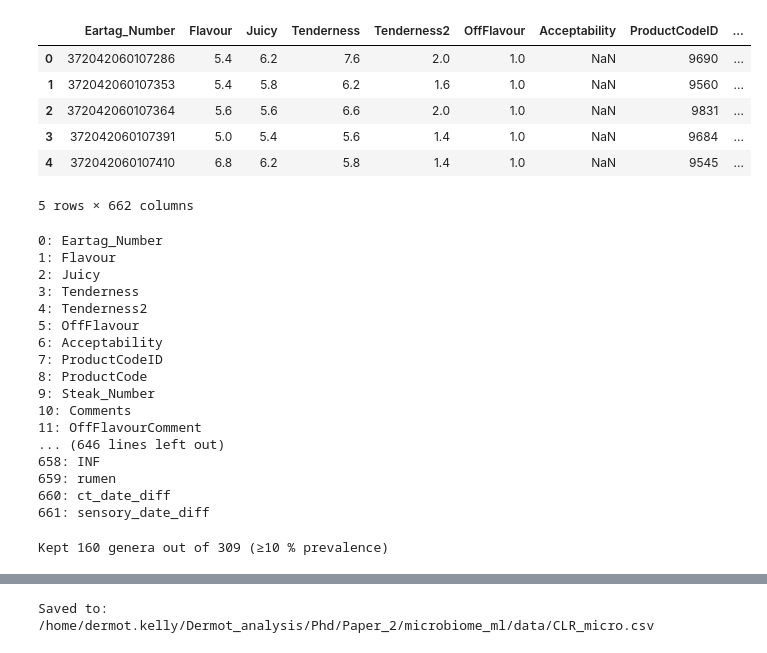
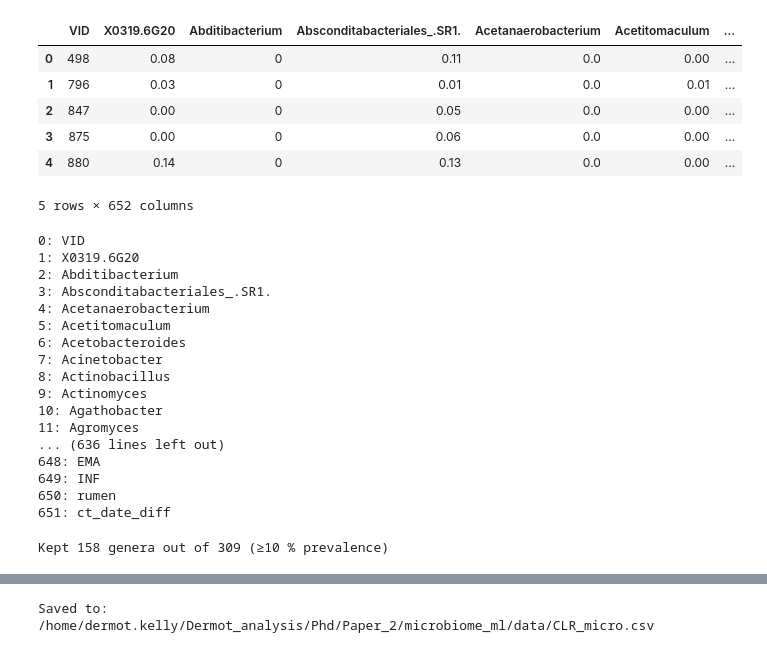
Before and after one commit to dermok1010/microbiome_ML, a Jupyter notebook: scripts/CLR_prev.ipynb, the cells around one changed output, grey strips where cells are left out. Saved outputs shown, nothing was run; the diff lists cells and outputs as text; code cells hidden in the pictures.

```diff
--- a/scripts/CLR_prev.ipynb
+++ b/scripts/CLR_prev.ipynb
@@ -4,48 +4,48 @@ import numpy as np
 # %%
 #### Load in the dataset
 
-micro_growing = pd.read_csv("/home/dermot.kelly/Dermot_analysis/Phd/Paper_2/microbiome_ml/data/ct_sensory_micro.csv", sep=",", header=0)
+micro_growing = pd.read_csv("/home/dermot.kelly/Dermot_analysis/Phd/Paper_2/microbiome_ml/data/ct_full_growings_microbiome.csv", sep=",", header=0)
 
 micro_growing.head()
 # %% [output]
-|  | Eartag_Number | Flavour | Juicy | Tenderness | Tenderness2 | OffFlavour | Acceptability | ProductCodeID | ... |
-| 0 | 372042060107286 | 5.4 | 6.2 | 7.6 | 2.0 | 1.0 | NaN | 9690 | ... |
-| 1 | 372042060107353 | 5.4 | 5.8 | 6.2 | 1.6 | 1.0 | NaN | 9560 | ... |
-| 2 | 372042060107364 | 5.6 | 5.6 | 6.6 | 2.0 | 1.0 | NaN | 9831 | ... |
-| 3 | 372042060107391 | 5.0 | 5.4 | 5.6 | 1.4 | 1.0 | NaN | 9684 | ... |
-| 4 | 372042060107410 | 6.8 | 6.2 | 5.8 | 1.4 | 1.0 | NaN | 9545 | ... |
+|  | VID | X0319.6G20 | Abditibacterium | Absconditabacteriales_.SR1. | Acetanaerobacterium | Acetitomaculum | ... |
+| 0 | 498 | 0.08 | 0 | 0.11 | 0.0 | 0.00 | ... |
+| 1 | 796 | 0.03 | 0 | 0.01 | 0.0 | 0.01 | ... |
+| 2 | 847 | 0.00 | 0 | 0.05 | 0.0 | 0.00 | ... |
+| 3 | 875 | 0.00 | 0 | 0.06 | 0.0 | 0.00 | ... |
+| 4 | 880 | 0.14 | 0 | 0.13 | 0.0 | 0.00 | ... |
-5 rows × 662 columns
+5 rows × 652 columns
 # %%
 ## Need to find which columns are microbial genera
 for i, col in enumerate(micro_growing.columns):
     print(f"{i}: {col}")
 # %% [output]
-0: Eartag_Number
-1: Flavour
-2: Juicy
-3: Tenderness
-4: Tenderness2
-5: OffFlavour
-6: Acceptability
-7: ProductCodeID
-8: ProductCode
-9: Steak_Number
-10: Comments
-11: OffFlavourComment
-... (646 lines left out)
-658: INF
-659: rumen
-660: ct_date_diff
-661: sensory_date_diff
+0: VID
+1: X0319.6G20
+2: Abditibacterium
+3: Absconditabacteriales_.SR1.
+4: Acetanaerobacterium
+5: Acetitomaculum
+6: Acetobacteroides
+7: Acinetobacter
+8: Actinobacillus
+9: Actinomyces
+10: Agathobacter
+11: Agromyces
+... (636 lines left out)
+648: EMA
+649: INF
+650: rumen
+651: ct_date_diff
 # %%
 #### Filtering the dataset #####
 
 # Columns wherein microbial genera are
-genus_cols = micro_growing.columns[14:323]
+genus_cols = micro_growing.columns[1:310]
 abund = micro_growing[genus_cols].copy()
 
 # Pull in ANI_ID from column 324
-abund["ANI_ID"] = micro_growing.iloc[:, 324].values
+abund["ANI_ID"] = micro_growing.iloc[:, 312].values
 
 # ------------------------------------------------------------------
 # 3.  PREVALENCE FILTER  (>10 % non-zero)
@@ -55,4 +55,4 @@ keep = prev[prev >= 0.10].index.tolist()
 
 print(f"Kept {len(keep)} genera out of {len(genus_cols)} (≥10 % prevalence)")
 # %% [output]
-Kept 160 genera out of 309 (≥10 % prevalence)
+Kept 158 genera out of 309 (≥10 % prevalence)
```
Also changed, not shown: parts of 5 cells of this notebook, 11 other files.
